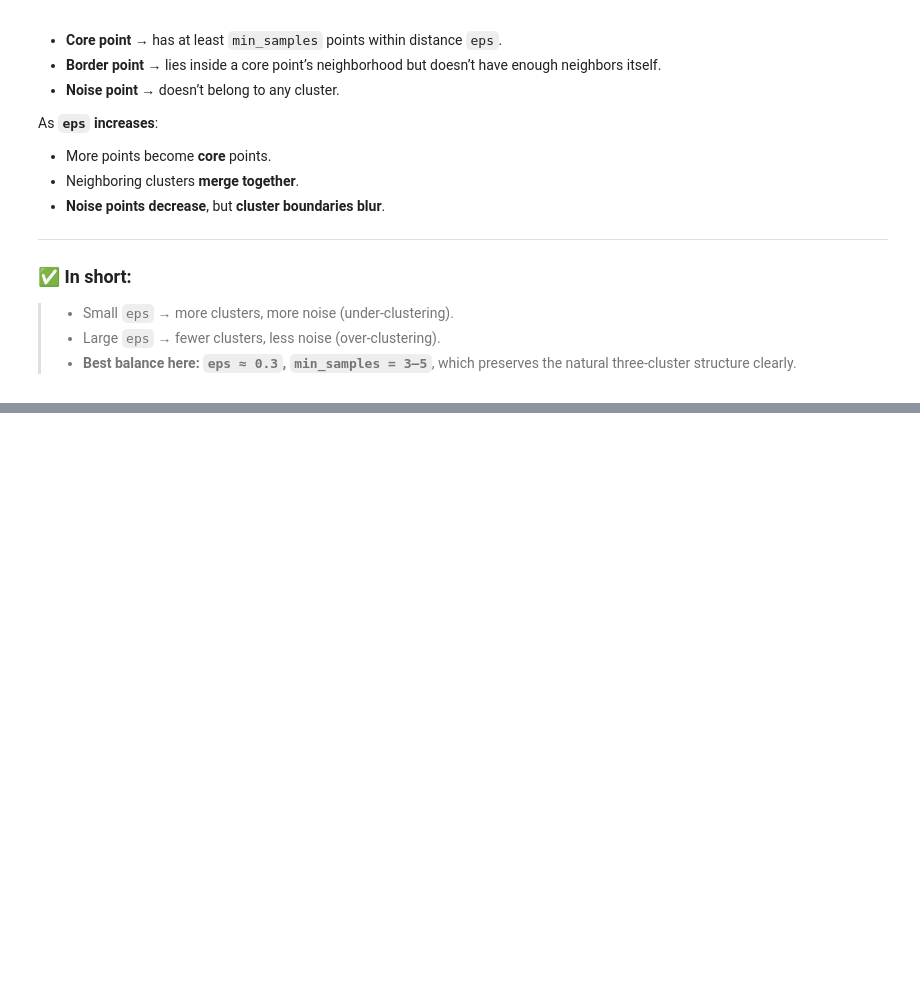
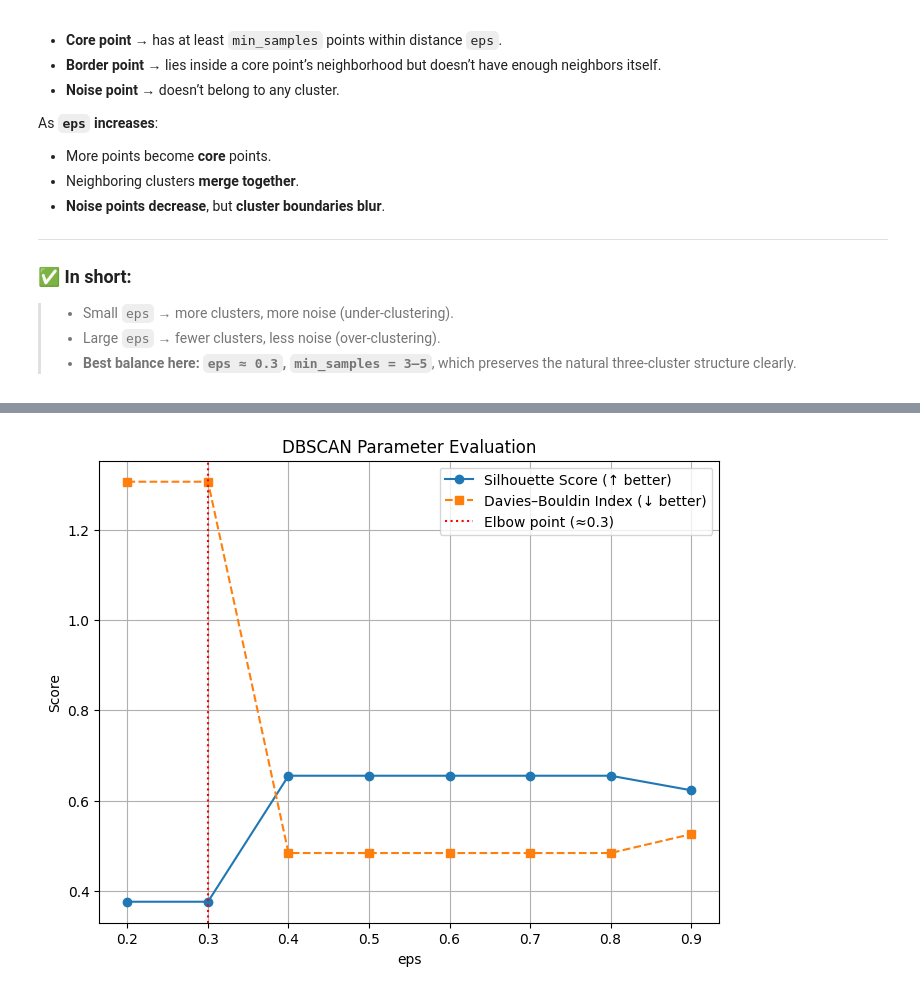
Before and after one commit to jeremygu000/coursera-microsoft-ml-ai, a Jupyter notebook: unsupervised_learning/DBSCAN.ipynb, the cells around one changed output, grey strips where cells are left out. Drawn from its saved outputs; the diff is of its cells as text; code cells hidden in the pictures; blank space fills up the shorter version.

Commit message:
more DBSCAN

```diff
--- a/unsupervised_learning/DBSCAN.ipynb
+++ b/unsupervised_learning/DBSCAN.ipynb
@@ -263,3 +263,20 @@ As **`eps` increases**:
 > - Small `eps` → more clusters, more noise (under-clustering).
 > - Large `eps` → fewer clusters, less noise (over-clustering).
 > - **Best balance here: `eps ≈ 0.3`, `min_samples = 3–5`**, which preserves the natural three-cluster structure clearly.
+# %%
+from sklearn.metrics import silhouette_score
+
+best_eps = None
+best_score = -1
+
+for eps in np.arange(0.2, 1.0, 0.1):
+    dbscan = DBSCAN(eps=eps, min_samples=3)
+    labels = dbscan.fit_predict(df_scaled)
+
+    if len(set(labels)) > 1:  # 有聚类形成
+        score = silhouette_score(df_scaled, labels)
+        if score > best_score:
+            best_score = score
+            best_eps = eps
+
+print(f"最佳eps: {best_eps:.1f}, 轮廓系数: {best_score:.3f}")
@@ -265,0 +438,36 @@ As **`eps` increases**:
+# %%
+import matplotlib.pyplot as plt
+import numpy as np
+from sklearn.cluster import DBSCAN
+from sklearn.metrics import silhouette_score, davies_bouldin_score
+
+eps_values = np.arange(0.2, 1.0, 0.1)
+sil_scores, dbi_scores, n_clusters = [], [], []
+
+for eps in eps_values:
+    db = DBSCAN(eps=eps, min_samples=3).fit(df_scaled)
+    labels = db.labels_
+    unique_labels = set(labels)
+    n_c = len(unique_labels) - (1 if -1 in labels else 0)
+    n_clusters.append(n_c)
+
+    mask = labels != -1
+    if n_c >= 2:
+        sil_scores.append(silhouette_score(df_scaled[mask], labels[mask]))
+        dbi_scores.append(davies_bouldin_score(df_scaled[mask], labels[mask]))
+    else:
+        sil_scores.append(np.nan)
+        dbi_scores.append(np.nan)
+
+plt.figure(figsize=(8,6))
+plt.plot(eps_values, sil_scores, 'o-', label='Silhouette Score (↑ better)')
+plt.plot(eps_values, dbi_scores, 's--', label='Davies–Bouldin Index (↓ better)')
+plt.axvline(x=0.3, color='r', linestyle=':', label='Elbow point (≈0.3)')
+plt.title('DBSCAN Parameter Evaluation')
+plt.xlabel('eps')
+plt.ylabel('Score')
+plt.legend()
+plt.grid(True)
+plt.show()
+# %% [output]
+[figure, added]
```
Also changed, not shown: parts of 4 cells of this notebook.
